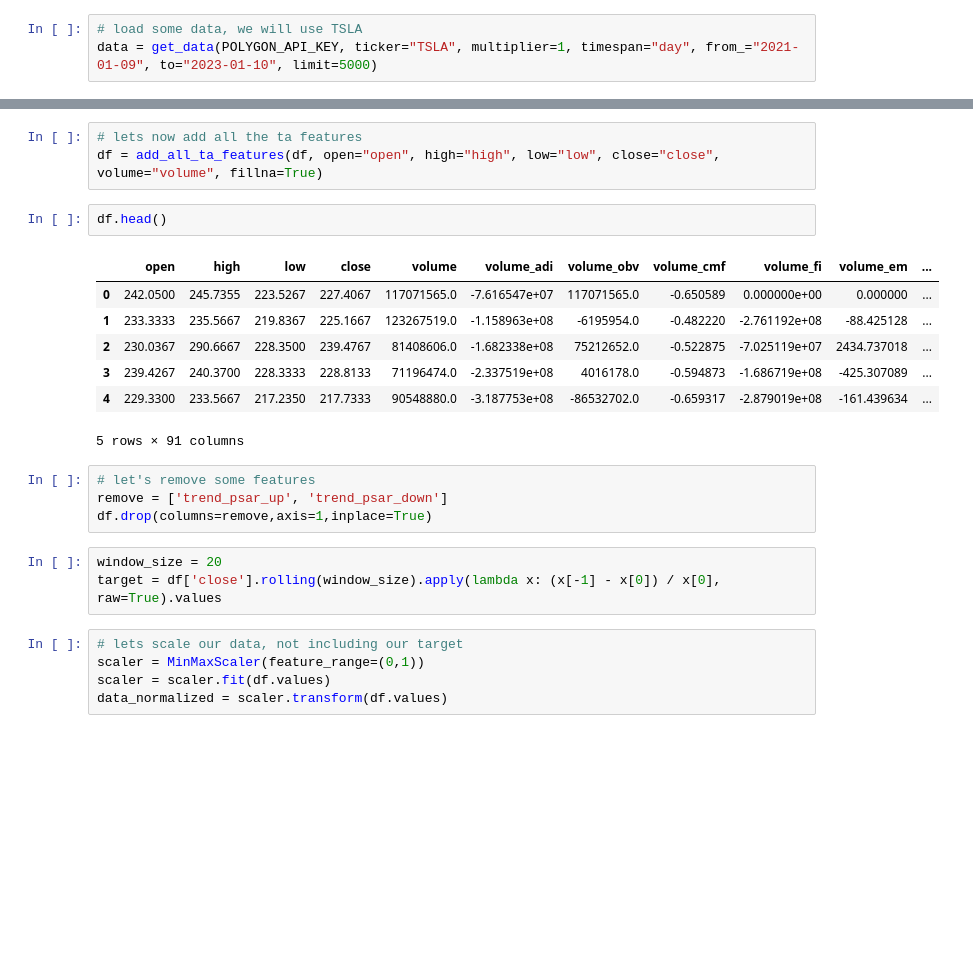
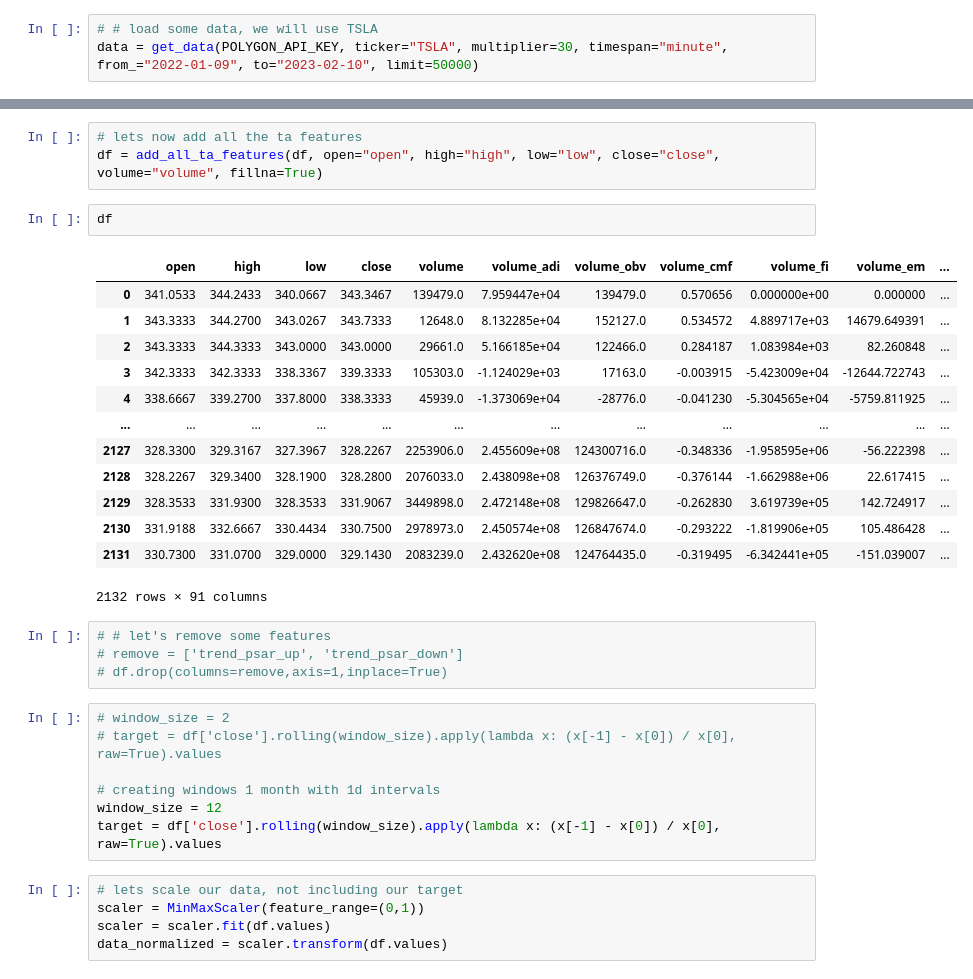
Before and after one commit to dmbernaal/heisenberg, a Jupyter notebook: 02_gadf.ipynb, the cells around one changed output, grey strips where cells are left out. Drawn from its saved outputs; the diff is of its cells as text; blank space fills up the shorter version.

```diff
--- a/02_gadf.ipynb
+++ b/02_gadf.ipynb
@@ -41,5 +43,5 @@ from data import get_data, p2df, zscore_normalize, minmax_normalize, normalize_,
 load_dotenv()
 POLYGON_API_KEY = os.getenv('POLYGON_API_KEY')
 # %%
-# load some data, we will use TSLA
-data = get_data(POLYGON_API_KEY, ticker="TSLA", multiplier=1, timespan="day", from_="2021-01-09", to="2023-01-10", limit=5000)
+# # load some data, we will use TSLA
+data = get_data(POLYGON_API_KEY, ticker="TSLA", multiplier=30, timespan="minute", from_="2022-01-09", to="2023-02-10", limit=50000)
@@ -74,21 +100,31 @@ df = dropna(df)
 # lets now add all the ta features
 df = add_all_ta_features(df, open="open", high="high", low="low", close="close", volume="volume", fillna=True)
 # %%
-df.head()
+df
 # %% [output]
 |  | open | high | low | close | volume | volume_adi | volume_obv | volume_cmf | volume_fi | volume_em | ... |
-| 0 | 242.0500 | 245.7355 | 223.5267 | 227.4067 | 117071565.0 | -7.616547e+07 | 117071565.0 | -0.650589 | 0.000000e+00 | 0.000000 | ... |
-| 1 | 233.3333 | 235.5667 | 219.8367 | 225.1667 | 123267519.0 | -1.158963e+08 | -6195954.0 | -0.482220 | -2.761192e+08 | -88.425128 | ... |
-| 2 | 230.0367 | 290.6667 | 228.3500 | 239.4767 | 81408606.0 | -1.682338e+08 | 75212652.0 | -0.522875 | -7.025119e+07 | 2434.737018 | ... |
-| 3 | 239.4267 | 240.3700 | 228.3333 | 228.8133 | 71196474.0 | -2.337519e+08 | 4016178.0 | -0.594873 | -1.686719e+08 | -425.307089 | ... |
-| 4 | 229.3300 | 233.5667 | 217.2350 | 217.7333 | 90548880.0 | -3.187753e+08 | -86532702.0 | -0.659317 | -2.879019e+08 | -161.439634 | ... |
+| 0 | 341.0533 | 344.2433 | 340.0667 | 343.3467 | 139479.0 | 7.959447e+04 | 139479.0 | 0.570656 | 0.000000e+00 | 0.000000 | ... |
+| 1 | 343.3333 | 344.2700 | 343.0267 | 343.7333 | 12648.0 | 8.132285e+04 | 152127.0 | 0.534572 | 4.889717e+03 | 14679.649391 | ... |
+| 2 | 343.3333 | 344.3333 | 343.0000 | 343.0000 | 29661.0 | 5.166185e+04 | 122466.0 | 0.284187 | 1.083984e+03 | 82.260848 | ... |
+| 3 | 342.3333 | 342.3333 | 338.3367 | 339.3333 | 105303.0 | -1.124029e+03 | 17163.0 | -0.003915 | -5.423009e+04 | -12644.722743 | ... |
+| 4 | 338.6667 | 339.2700 | 337.8000 | 338.3333 | 45939.0 | -1.373069e+04 | -28776.0 | -0.041230 | -5.304565e+04 | -5759.811925 | ... |
+| ... | ... | ... | ... | ... | ... | ... | ... | ... | ... | ... | ... |
+| 2127 | 328.3300 | 329.3167 | 327.3967 | 328.2267 | 2253906.0 | 2.455609e+08 | 124300716.0 | -0.348336 | -1.958595e+06 | -56.222398 | ... |
+| 2128 | 328.2267 | 329.3400 | 328.1900 | 328.2800 | 2076033.0 | 2.438098e+08 | 126376749.0 | -0.376144 | -1.662988e+06 | 22.617415 | ... |
+| 2129 | 328.3533 | 331.9300 | 328.3533 | 331.9067 | 3449898.0 | 2.472148e+08 | 129826647.0 | -0.262830 | 3.619739e+05 | 142.724917 | ... |
+| 2130 | 331.9188 | 332.6667 | 330.4434 | 330.7500 | 2978973.0 | 2.450574e+08 | 126847674.0 | -0.293222 | -1.819906e+05 | 105.486428 | ... |
+| 2131 | 330.7300 | 331.0700 | 329.0000 | 329.1430 | 2083239.0 | 2.432620e+08 | 124764435.0 | -0.319495 | -6.342441e+05 | -151.039007 | ... |
-5 rows × 91 columns
+2132 rows × 91 columns
 # %%
-# let's remove some features
-remove = ['trend_psar_up', 'trend_psar_down']
-df.drop(columns=remove,axis=1,inplace=True)
+# # let's remove some features
+# remove = ['trend_psar_up', 'trend_psar_down']
+# df.drop(columns=remove,axis=1,inplace=True)
 # %%
-window_size = 20
+# window_size = 2
+# target = df['close'].rolling(window_size).apply(lambda x: (x[-1] - x[0]) / x[0], raw=True).values
+
+# creating windows 1 month with 1d intervals
+window_size = 12
 target = df['close'].rolling(window_size).apply(lambda x: (x[-1] - x[0]) / x[0], raw=True).values
 # %%
 # lets scale our data, not including our target
```
Also changed, not shown: parts of 25 cells of this notebook, 2 other files.
